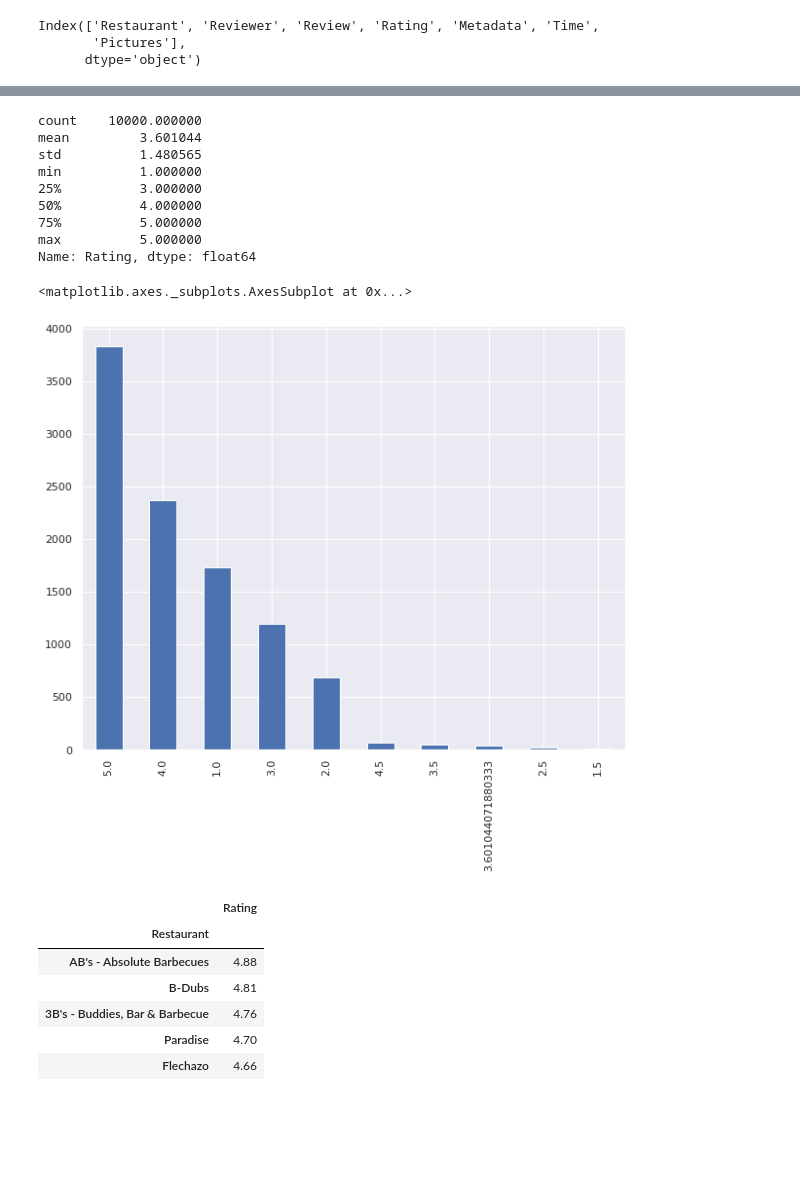
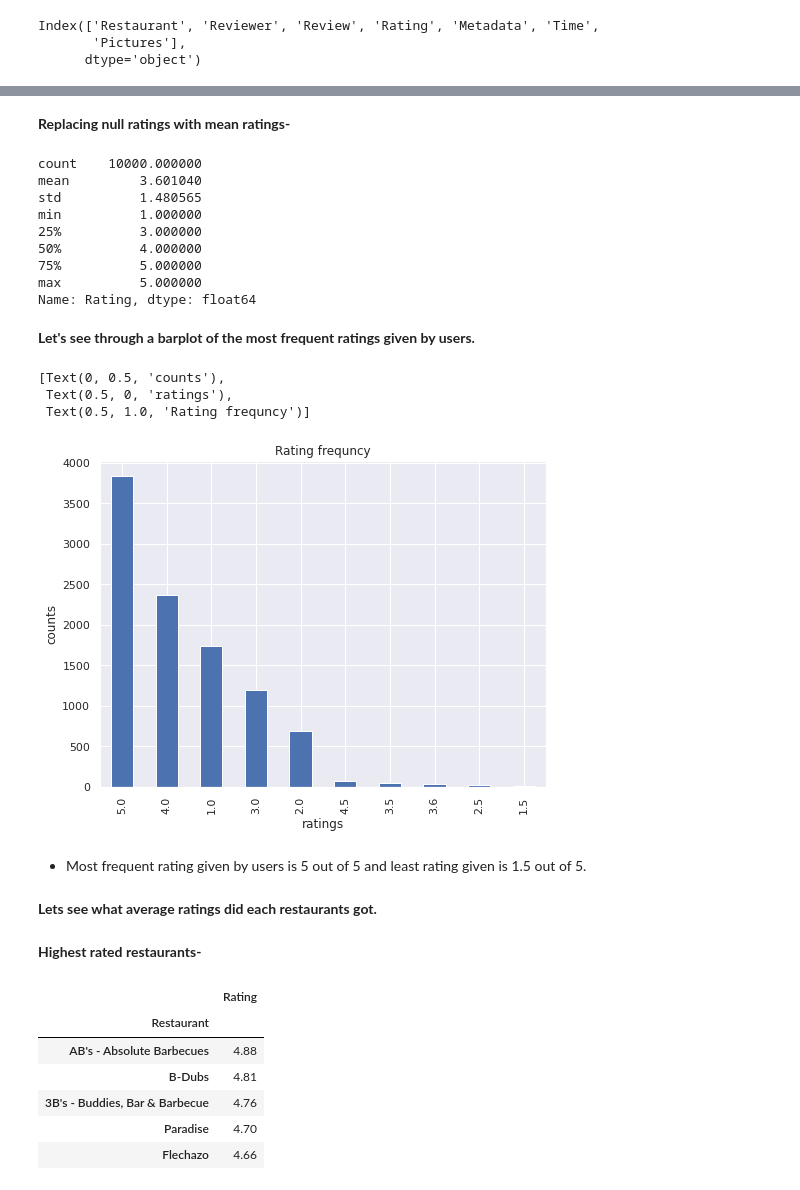
Before and after one commit to dkd99/ZOMATO-RESTAURANT-CLUSTERING-AND-SENTIMENT-ANALYSIS, a Jupyter notebook: ZOMATO_RESTAURANT_CLUSTERING_AND_SENTIMENT_ANALYSIS.ipynb, the cells around one changed output, grey strips where cells are left out. Drawn from its saved outputs; the diff is of its cells as text; code cells hidden in the pictures; blank space fills up the shorter version.

```diff
--- a/ZOMATO_RESTAURANT_CLUSTERING_AND_SENTIMENT_ANALYSIS.ipynb
+++ b/ZOMATO_RESTAURANT_CLUSTERING_AND_SENTIMENT_ANALYSIS.ipynb
@@ -103,0 +242,3 @@ df_rev.head(5)
+# %%
+sns.set(rc={"figure.figsize":(8, 6)})
+sns.barplot(y=(df_rev.isnull().sum()/len(df_rev))*100,x=df_rev.isnull().sum().index)
@@ -497,3 +791,0 @@ dtype: float64
-# %%
-sns.set(rc={"figure.figsize":(10, 8)})
-sns.barplot(y=(df_rev.isnull().sum()/len(df_rev))*100,x=df_rev.isnull().sum().index)
@@ -510,13 +803,15 @@ Index(['Restaurant', 'Reviewer', 'Review', 'Rating', 'Metadata', 'Time',
 df_rev.loc[df_rev['Rating'] == 'Like'] = np.nan
 
 df_rev['Rating'] = df_rev['Rating'].astype('float64')
+# %% [markdown]
+**Replacing null ratings with mean ratings-**
 # %%
-df_rev.loc[df_rev['Rating'].isna(),'Rating']=df_rev.loc[~df_rev['Rating'].isna(),'Rating'].mean()
+df_rev.loc[df_rev['Rating'].isna(),'Rating']=round(df_rev.loc[~df_rev['Rating'].isna(),'Rating'].mean(),2)
 # %%
 df_rev['Rating'].describe()
 # %% [output]
 count    10000.000000
-mean         3.601044
+mean         3.601040
 std          1.480565
 min          1.000000
 25%          3.000000
@@ -524,13 +819,25 @@ min          1.000000
 75%          5.000000
 max          5.000000
 Name: Rating, dtype: float64
+# %% [markdown]
+**Let's see through a barplot of the most frequent ratings given by users.**
 # %%
-df_rev['Rating'].value_counts().plot(kind='bar')
+df_rev['Rating'].value_counts().plot(kind='bar').set(title='Rating frequncy',xlabel='ratings',ylabel='counts')
 # %% [output]
-<matplotlib.axes._subplots.AxesSubplot at 0x...>
+[Text(0, 0.5, 'counts'),
+ Text(0.5, 0, 'ratings'),
+ Text(0.5, 1.0, 'Rating frequncy')]
-[figure, old version]
+[figure, new version]
+# %% [markdown]
+
+
+*   Most frequent rating given by users is 5 out of 5 and least rating given is 1.5 out of 5.
+# %% [markdown]
+**Lets see what average ratings did each restaurants got.**
 # %%
 rating_df=pd.DataFrame(df_rev.groupby(['Restaurant']).aggregate({'Rating':'mean'}).sort_values('Rating',ascending=False))
+# %% [markdown]
+**Highest rated restaurants-**
 # %%
 rating_df.head()
 # %% [output]
```
Also changed, not shown: parts of 197 cells of this notebook.
